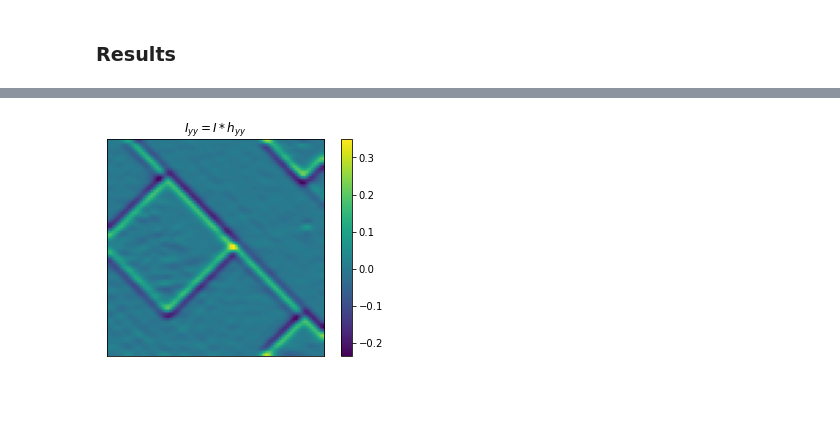
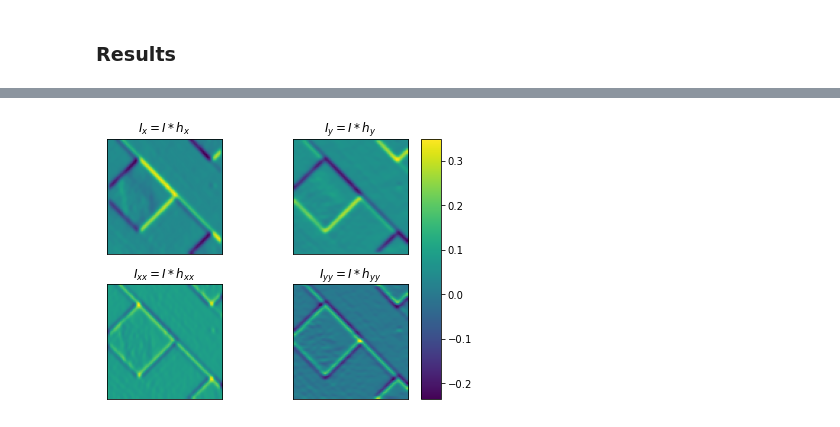
Before and after one commit to nirey10/CV202-HW2, a Jupyter notebook: ex6.ipynb, the cells around one changed output, grey strips where cells are left out. Saved outputs shown, nothing was run; the diff lists cells and outputs as text; code cells hidden in the pictures; blank space fills up the shorter version.

```diff
--- a/ex6.ipynb
+++ b/ex6.ipynb
@@ -52,5 +50,0 @@ print_img(res_x2, "$I_{xx} = I * h_{xx}$")
-# %%
-res_y2 = cv2.sepFilter2D(blurred_img,-1,hx0,hy2)
-print_img(res_y2, "$I_{yy} = I * h_{yy}$")
-# %% [output]
-[figure, removed]
@@ -56,0 +56,12 @@ print_img(res_y2, "$I_{yy} = I * h_{yy}$")
+# %%
+fig2, axs2 = plt.subplots(2, 2, constrained_layout=True)
+
+print_img_subplot(axs2[0,0], res_x1, "$I_x = I * h_x$", False)
+print_img_subplot(axs2[0,1], res_y1, "$I_y = I * h_y$", False)
+print_img_subplot(axs2[1,0], res_x2, "$I_{xx} = I * h_{xx}$", False)
+im_plt = print_img_subplot(axs2[1,1], res_y2, "$I_{yy} = I * h_{yy}$", False)
+
+fig2.colorbar(im_plt, ax=axs2, location='right', shrink=1.0)
+plt.show()
+# %% [output]
+[figure, added]
```
Also changed, not shown: parts of 10 cells of this notebook, 12 other files.
